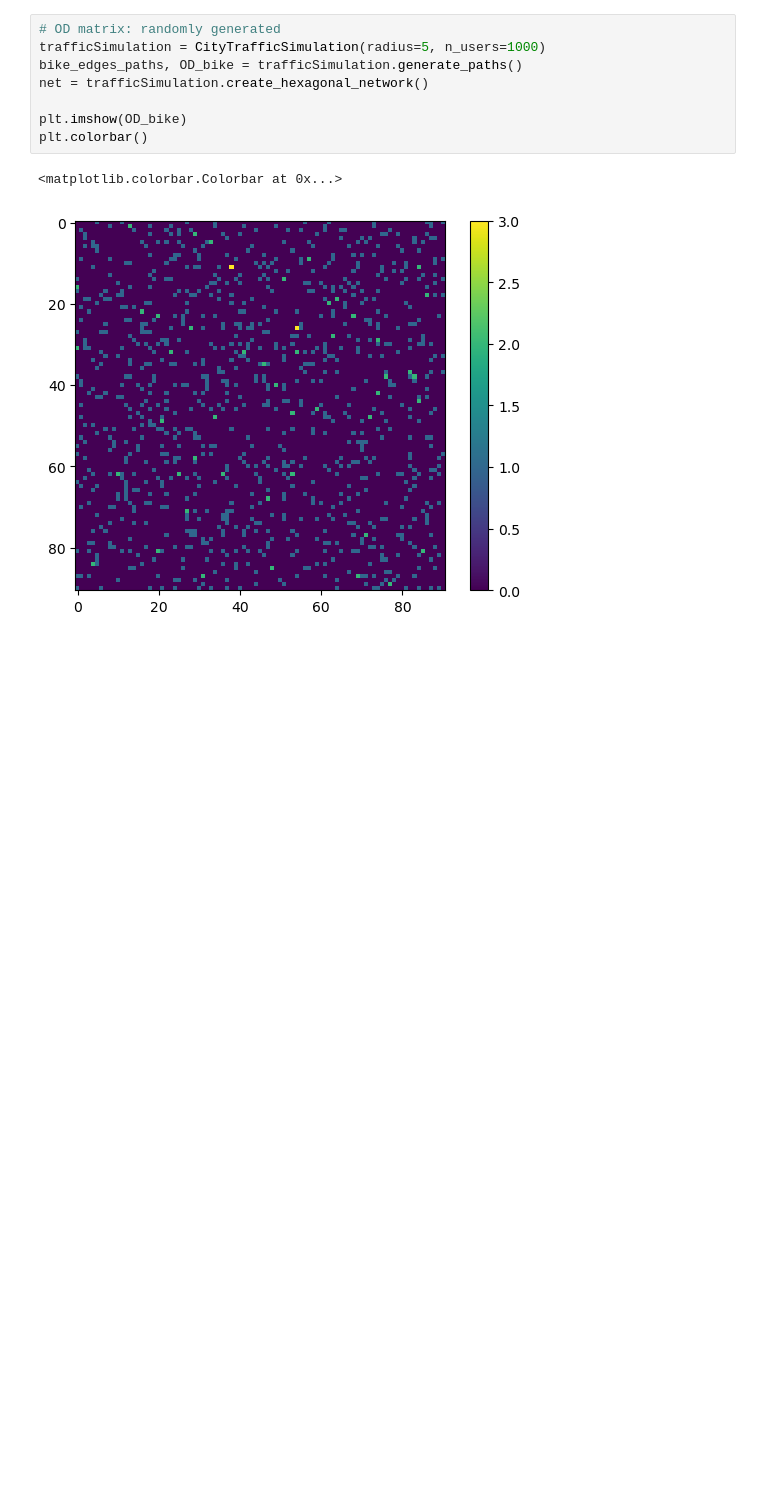
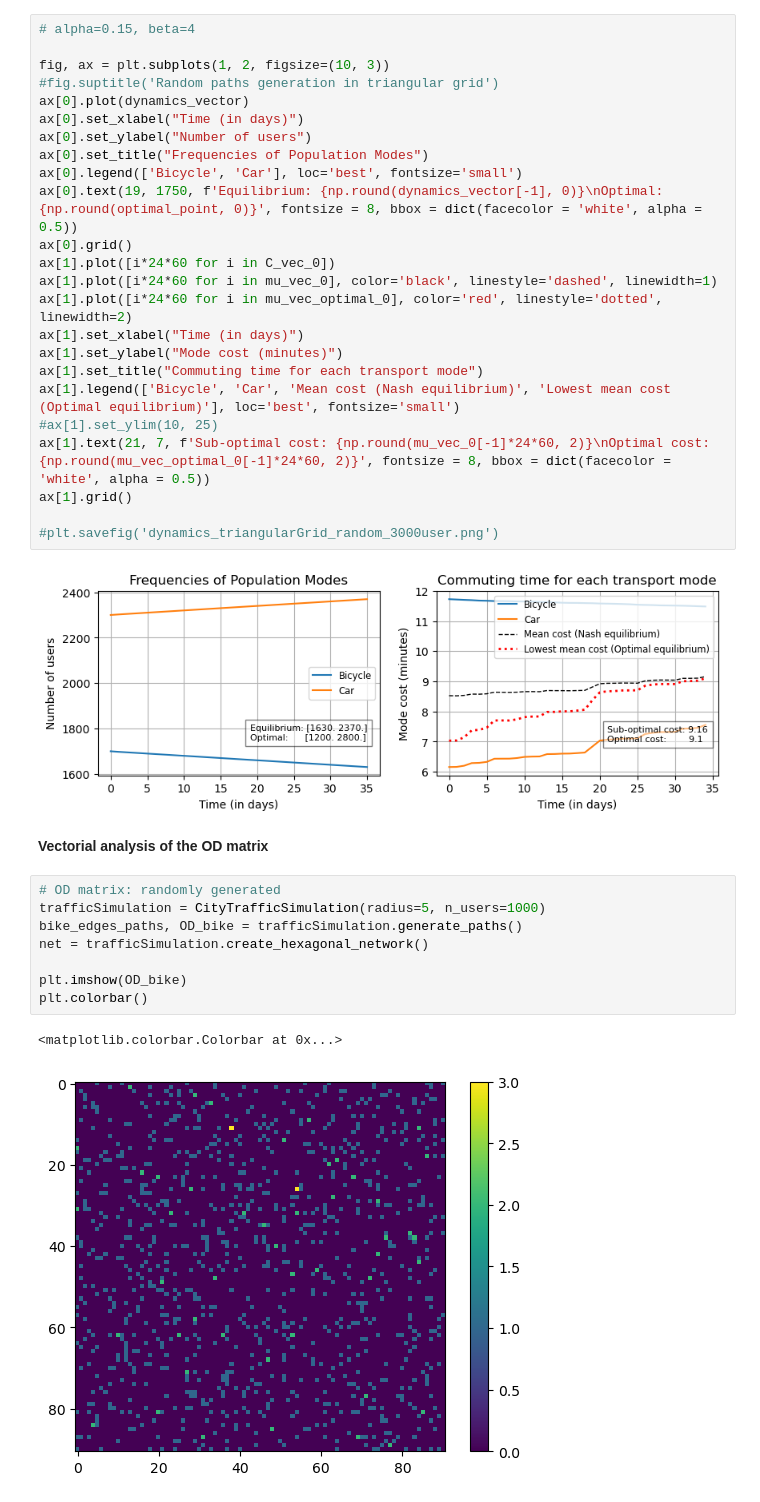
Before and after one commit to DavidAltamira/Topological-Effects-of-Urban-Network-into-Commuter-Decision-Making, a Jupyter notebook: Model_D.ipynb, the cells around one changed output. Cells and saved outputs as stored; diff of their text form; blank space fills up the shorter version.

```diff
--- a/Model_D.ipynb
+++ b/Model_D.ipynb
@@ -256,3 +431,31 @@ class Congestion:
+# %%
+# alpha=0.15, beta=4
+
+fig, ax = plt.subplots(1, 2, figsize=(10, 3))
+#fig.suptitle('Random paths generation in triangular grid')
+ax[0].plot(dynamics_vector)
+ax[0].set_xlabel("Time (in days)")
+ax[0].set_ylabel("Number of users")
+ax[0].set_title("Frequencies of Population Modes")
+ax[0].legend(['Bicycle', 'Car'], loc='best', fontsize='small')
+ax[0].text(19, 1750, f'Equilibrium: {np.round(dynamics_vector[-1], 0)}\nOptimal:      {np.round(optimal_point, 0)}', fontsize = 8, bbox = dict(facecolor = 'white', alpha = 0.5))
+ax[0].grid()
+ax[1].plot([i*24*60 for i in C_vec_0])
+ax[1].plot([i*24*60 for i in mu_vec_0], color='black', linestyle='dashed', linewidth=1)
+ax[1].plot([i*24*60 for i in mu_vec_optimal_0], color='red', linestyle='dotted', linewidth=2)
+ax[1].set_xlabel("Time (in days)")
+ax[1].set_ylabel("Mode cost (minutes)")
+ax[1].set_title("Commuting time for each transport mode")
+ax[1].legend(['Bicycle', 'Car', 'Mean cost (Nash equilibrium)', 'Lowest mean cost (Optimal equilibrium)'], loc='best', fontsize='small')
+#ax[1].set_ylim(10, 25)
+ax[1].text(21, 7, f'Sub-optimal cost: {np.round(mu_vec_0[-1]*24*60, 2)}\nOptimal cost:        {np.round(mu_vec_optimal_0[-1]*24*60, 2)}', fontsize = 8, bbox = dict(facecolor = 'white', alpha = 0.5))
+ax[1].grid()
+
+#plt.savefig('dynamics_triangularGrid_random_3000user.png')
+# %% [output]
+[figure, added]
+# %% [markdown]
+**Vectorial analysis of the OD matrix**
 # %%
 # OD matrix: randomly generated
 trafficSimulation = CityTrafficSimulation(radius=5, n_users=1000)
```
Also changed, not shown: parts of 15 cells of this notebook.
